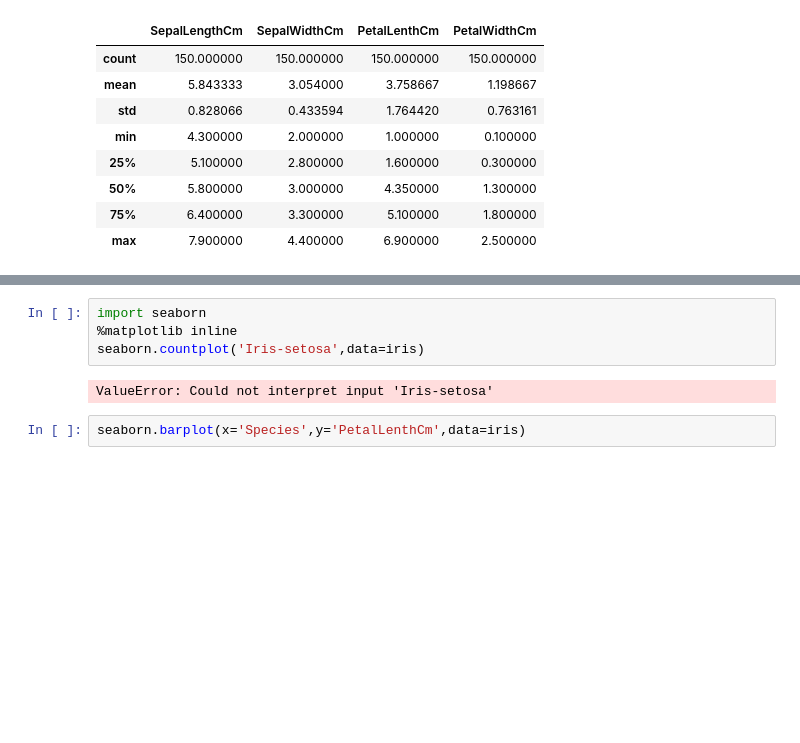
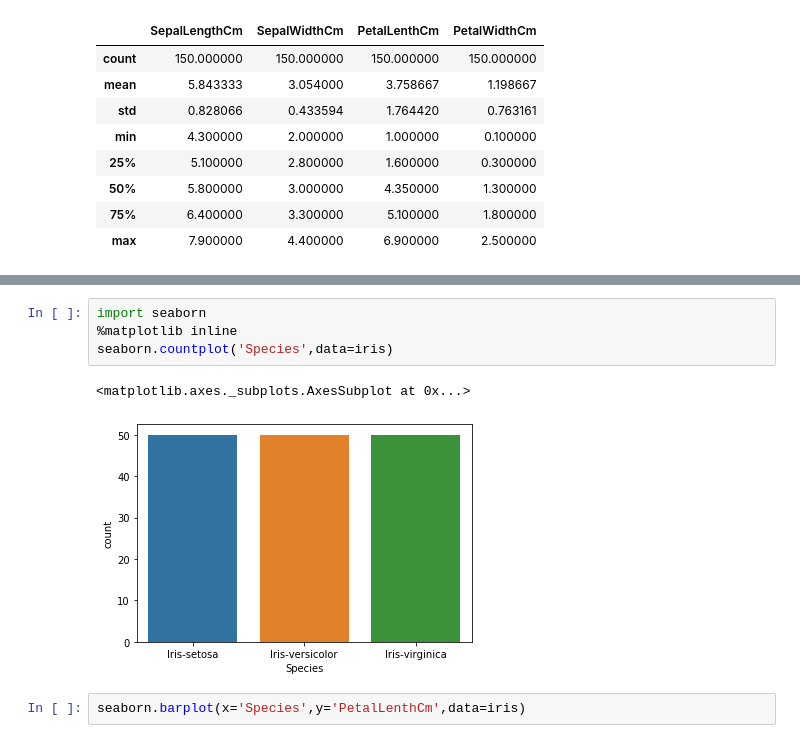
Before and after one commit to Wang-Ton/Python-Exercise, a Jupyter notebook: 数据分析/统计图形.ipynb, the cells around one changed output, grey strips where cells are left out. Saved outputs shown, nothing was run; the diff lists cells and outputs as text; blank space fills up the shorter version.

```diff
--- a/数据分析/统计图形.ipynb
+++ b/数据分析/统计图形.ipynb
@@ -30,9 +30,10 @@ iris.sample(10)
 # %%
 import seaborn
 %matplotlib inline
-seaborn.countplot('Iris-setosa',data=iris)
+seaborn.countplot('Species',data=iris)
 # %% [output]
-ValueError: Could not interpret input 'Iris-setosa'
+<matplotlib.axes._subplots.AxesSubplot at 0x...>
+[figure, added]
 # %%
 seaborn.barplot(x='Species',y='PetalLenthCm',data=iris)
 # %% [output]
```
Also changed, not shown: parts of 1 cell of this notebook.
